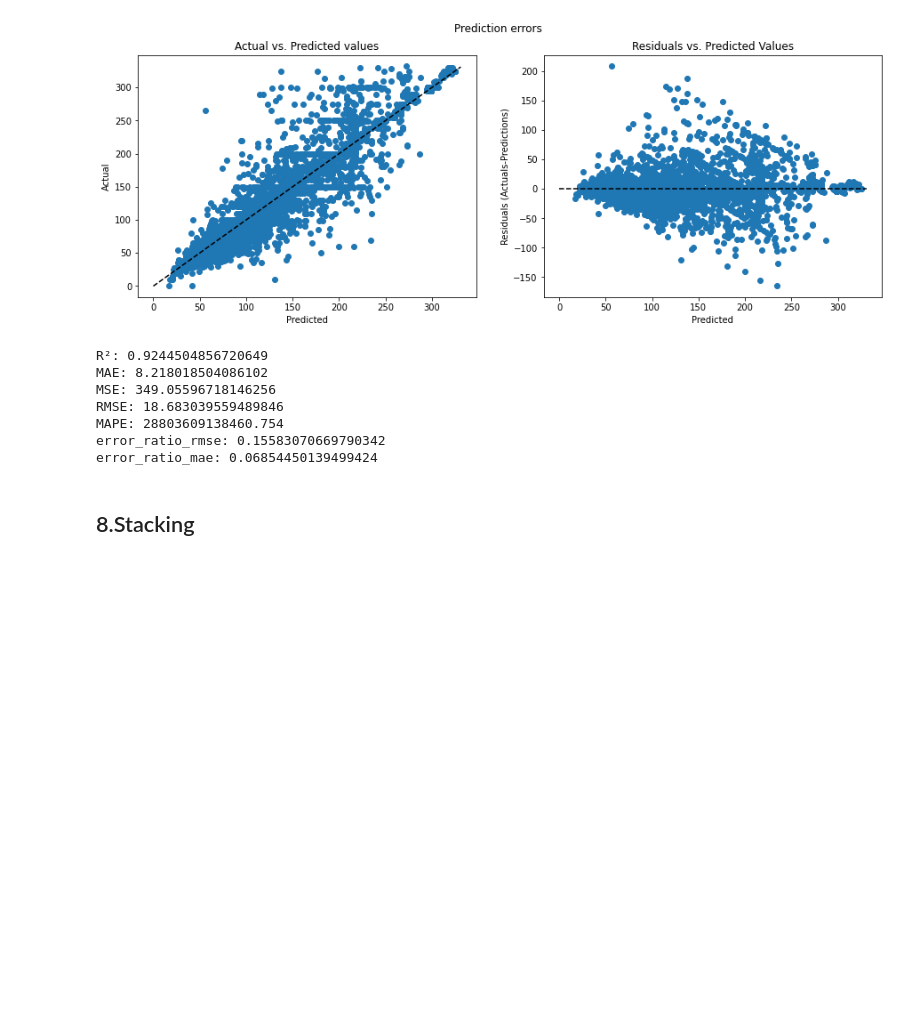
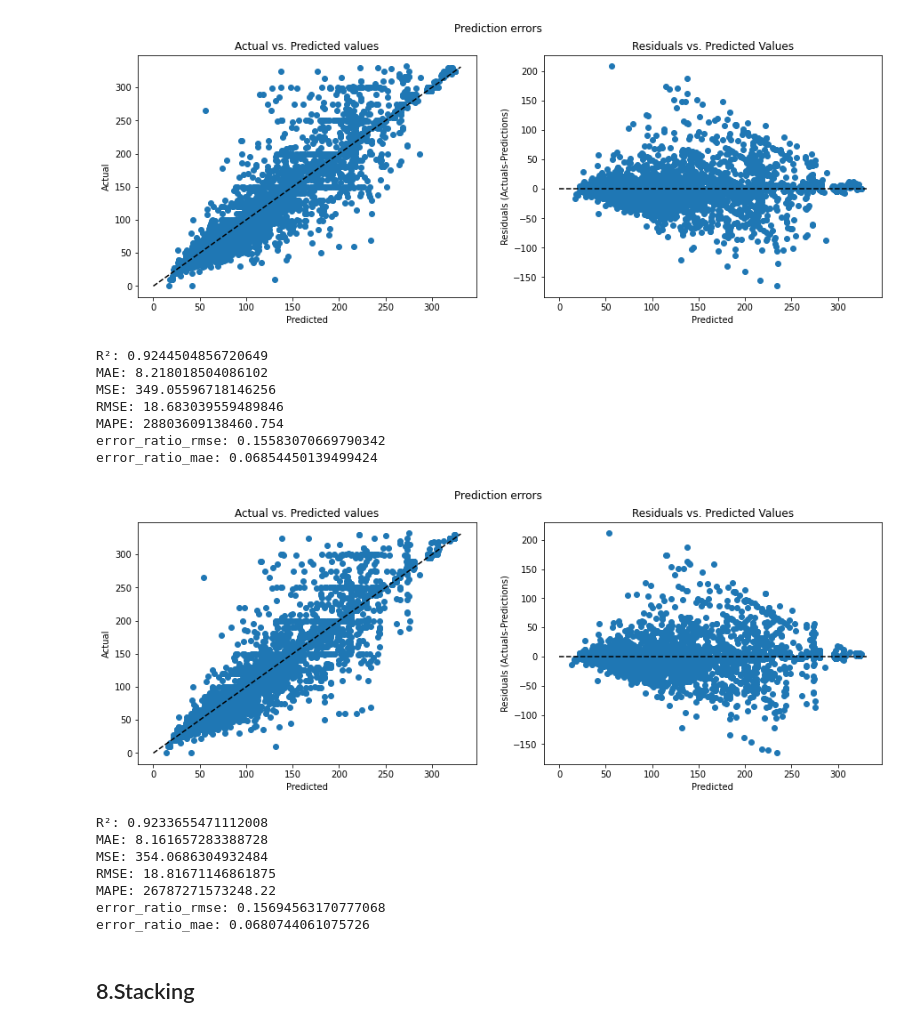
Before and after one commit to ensemblegroupDSBA/EL_project, a Jupyter notebook: NEW_NY_bnb_pricing_ipynb.ipynb, the cells around one changed output. Saved outputs shown, nothing was run; the diff lists cells and outputs as text; code cells hidden in the pictures; blank space fills up the shorter version.

```diff
--- a/NEW_NY_bnb_pricing_ipynb.ipynb
+++ b/NEW_NY_bnb_pricing_ipynb.ipynb
@@ -642,6 +740,21 @@ RMSE: 18.683039559489846
 MAPE: 28803609138460.754
 error_ratio_rmse: 0.15583070669790342
 error_ratio_mae: 0.06854450139499424
+# %%
+selection_model_gbdt = GradientBoostingRegressor(n_estimators=100, learning_rate=0.1, max_depth=3, random_state=100)
+selection_model_gbdt.fit(select_X_train, y_train)
+# eval model
+y_pred_gbdt = selection_model_gbdt.predict(select_X_test)
+gbdt_scores_selection=scores(y_test,y_pred_gbdt,plot= True)
+# %% [output]
+[figure, added]
+R²: 0.9233655471112008
+MAE: 8.161657283388728
+MSE: 354.0686304932484
+RMSE: 18.81671146861875
+MAPE: 26787271573248.22
+error_ratio_rmse: 0.15694563170777068
+error_ratio_mae: 0.0680744061075726
 # %% [markdown]
 ## 8.Stacking
 # %%
```
Also changed, not shown: parts of 9 cells of this notebook.
